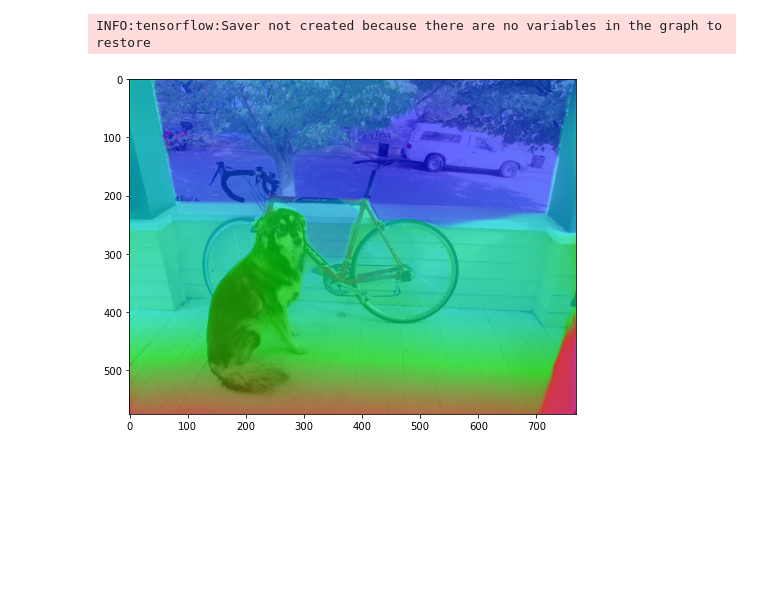
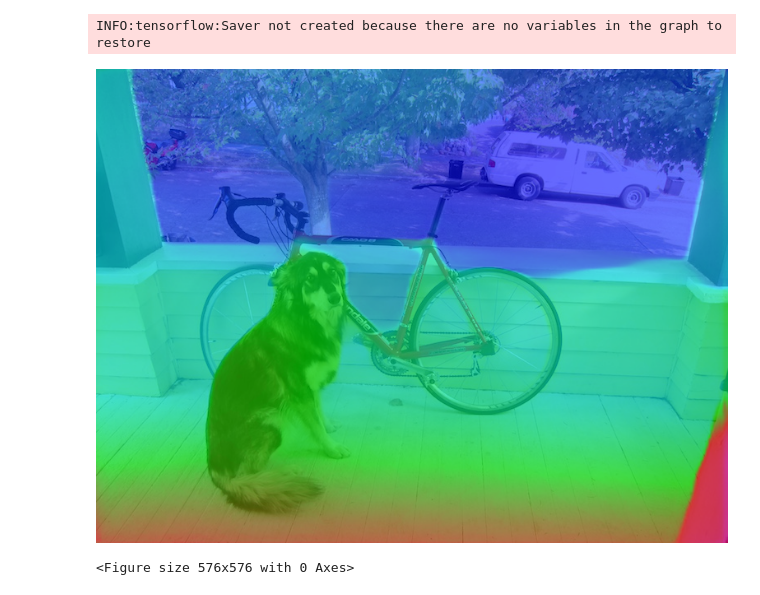
Before and after one commit to Apiquet/DepthEstimationAnd3dMapping, a Jupyter notebook: test_depth_estimation.ipynb, the cells around one changed output. Drawn from its saved outputs; the diff is of its cells as text; code cells hidden in the pictures; blank space fills up the shorter version.

Commit message:
[DEV][DEPTH] Infer module on video

```diff
--- a/test_depth_estimation.ipynb
+++ b/test_depth_estimation.ipynb
@@ -20,7 +17,10 @@ INFO:tensorflow:Saver not created because there are no variables in the graph to
 INFO:tensorflow:Saver not created because there are no variables in the graph to restore
 # %%
 from utils.eval import *
-# %%
-pltPredOnImg(module, 'images/dog.jpg')
-# %% [output]
-[figure, removed]
+# %%
+img = cv2.imread('images/dog.jpg')
+rgb_img = cv2.cvtColor(img, cv2.COLOR_BGR2RGB)
+pltPredOnImg(module, rgb_img)
+# %% [output]
+[figure, added]
+<Figure size 576x576 with 0 Axes>
```
Also changed, not shown: parts of 2 cells of this notebook, 2 other files.
